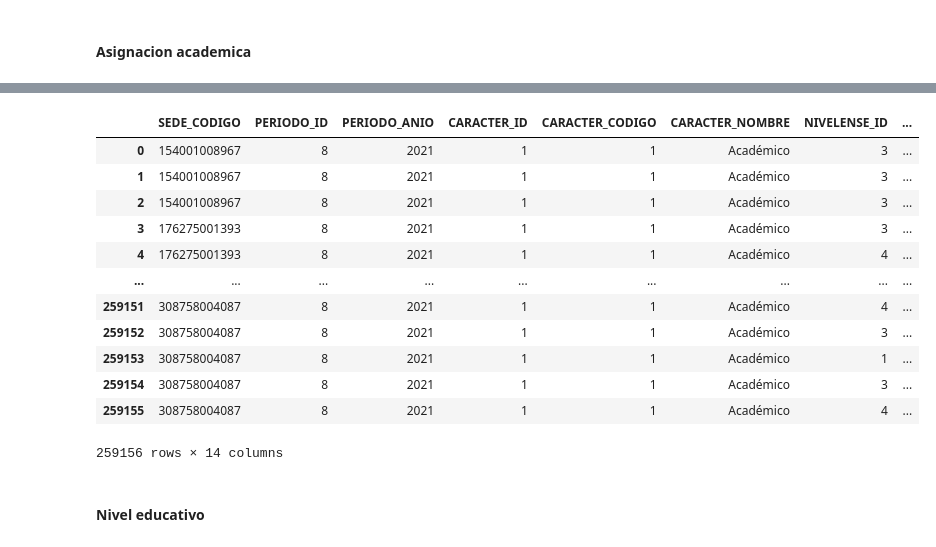
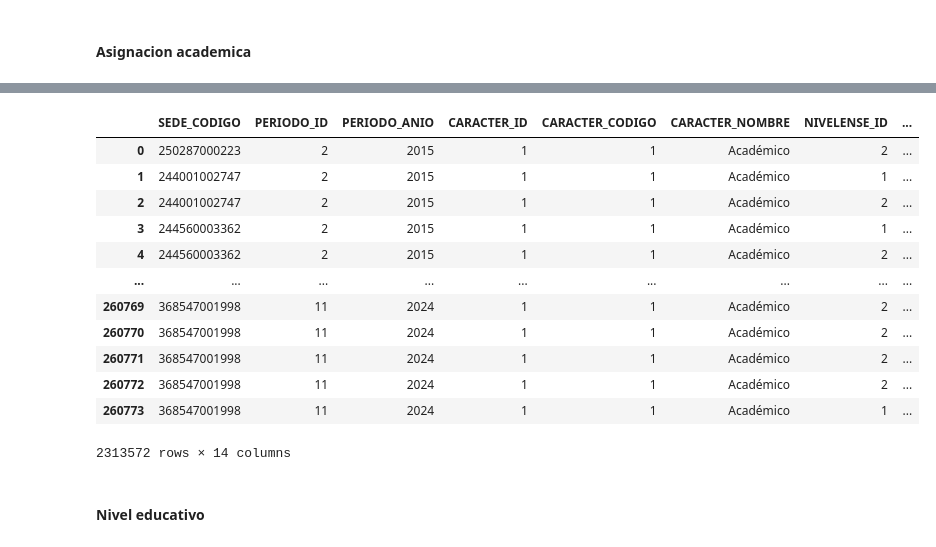
Before and after one commit to TiagoMimi/saber11_teacherinfo_db, a Jupyter notebook: joined/joined_teacher.ipynb, the cells around one changed output, grey strips where cells are left out. Cells and saved outputs as stored; diff of their text form; code cells hidden in the pictures.

Commit message:
the script of the teacher data joined

```diff
--- a/joined/joined_teacher.ipynb
+++ b/joined/joined_teacher.ipynb
@@ -325,9 +324,26 @@ df_nivel_educativo_2017 = dataframes["df_nivel_educativo"]
 df_asignacion_academica_2017 = dataframes["df_asignacion_academica"]
 df_jornada_edad_2017 = dataframes["df_jornada_edad"]
+# %%
+data_path = project_path / "data" / "source" / "teacher" / "2017"
+
+file_list = [
+    data_path / "Último nivel educativo alcanzado por los docentes según rangos de edad por nivel educativo.txt"]
+
+df_names = [
+    "df_nivel_educativo"]
+
+for name, file in zip(df_names, file_list):
+    dataframes[name] = pd.read_csv(file,
+                                sep="\t",
+                                encoding="latin-1")
+
+df_nivel_educativo_2017 = dataframes["df_nivel_educativo"]
 # %%
 df_escalafon_2017 = df_escalafon_2017.rename(columns={"ï»¿SEDE_CODIGO":"SEDE_CODIGO"})
 df_clei_2017 = df_clei_2017.rename(columns={"ï»¿SEDE_CODIGO":"SEDE_CODIGO"})
 df_vinculacion_2017 = df_vinculacion_2017.rename(columns={"ï»¿SEDE_CODIGO":"SEDE_CODIGO"})
+df_asignacion_academica_2017 = df_asignacion_academica_2017.rename(columns={"ï»¿SEDE_CODIGO":"SEDE_CODIGO"})
+df_jornada_edad_2017 = df_jornada_edad_2017.rename(columns={"ï»¿SEDE_CODIGO":"SEDE_CODIGO"})
 # %% [markdown]
 ### 2016
 # %%
@@ -600,19 +520,3 @@ df_asignacion_academica_2020
-# %%
-df_asignacion_academica_2021
-# %% [output]
-|  | SEDE_CODIGO | PERIODO_ID | PERIODO_ANIO | CARACTER_ID | CARACTER_CODIGO | CARACTER_NOMBRE | NIVELENSE_ID | ... |
-| 0 | 154001008967 | 8 | 2021 | 1 | 1 | Académico | 3 | ... |
-| 1 | 154001008967 | 8 | 2021 | 1 | 1 | Académico | 3 | ... |
-| 2 | 154001008967 | 8 | 2021 | 1 | 1 | Académico | 3 | ... |
-| 3 | 176275001393 | 8 | 2021 | 1 | 1 | Académico | 3 | ... |
-| 4 | 176275001393 | 8 | 2021 | 1 | 1 | Académico | 4 | ... |
-| ... | ... | ... | ... | ... | ... | ... | ... | ... |
-| 259151 | 308758004087 | 8 | 2021 | 1 | 1 | Académico | 4 | ... |
-| 259152 | 308758004087 | 8 | 2021 | 1 | 1 | Académico | 3 | ... |
-| 259153 | 308758004087 | 8 | 2021 | 1 | 1 | Académico | 1 | ... |
-| 259154 | 308758004087 | 8 | 2021 | 1 | 1 | Académico | 3 | ... |
-| 259155 | 308758004087 | 8 | 2021 | 1 | 1 | Académico | 4 | ... |
-259156 rows × 14 columns
 # %%
 df_asignacion_academica = pd.concat([df_asignacion_academica_2015,
                         df_asignacion_academica_2016,
@@ -621,8 +525,24 @@ df_asignacion_academica = pd.concat([df_asignacion_academica_2015,
                         df_asignacion_academica_2019,
                         df_asignacion_academica_2020,
                         df_asignacion_academica_2021,
-                        df_asignacion_academica_2022,
-                        df_asignacion_academica_2023,
-                        df_asignacion_academica_2024], axis=0)
+                        df_nivel_educativo_2022,
+                        df_nivel_educativo_2023,
+                        df_nivel_educativo_2024], axis=0)
+# %%
+df_asignacion_academica
+# %% [output]
+|  | SEDE_CODIGO | PERIODO_ID | PERIODO_ANIO | CARACTER_ID | CARACTER_CODIGO | CARACTER_NOMBRE | NIVELENSE_ID | ... |
+| 0 | 250287000223 | 2 | 2015 | 1 | 1 | Académico | 2 | ... |
+| 1 | 244001002747 | 2 | 2015 | 1 | 1 | Académico | 1 | ... |
+| 2 | 244001002747 | 2 | 2015 | 1 | 1 | Académico | 2 | ... |
+| 3 | 244560003362 | 2 | 2015 | 1 | 1 | Académico | 1 | ... |
+| 4 | 244560003362 | 2 | 2015 | 1 | 1 | Académico | 2 | ... |
+| ... | ... | ... | ... | ... | ... | ... | ... | ... |
+| 260769 | 368547001998 | 11 | 2024 | 1 | 1 | Académico | 2 | ... |
+| 260770 | 368547001998 | 11 | 2024 | 1 | 1 | Académico | 2 | ... |
+| 260771 | 368547001998 | 11 | 2024 | 1 | 1 | Académico | 2 | ... |
+| 260772 | 368547001998 | 11 | 2024 | 1 | 1 | Académico | 2 | ... |
+| 260773 | 368547001998 | 11 | 2024 | 1 | 1 | Académico | 1 | ... |
+2313572 rows × 14 columns
 # %% [markdown]
 #### Nivel educativo
```
Also changed, not shown: parts of 22 cells of this notebook.
